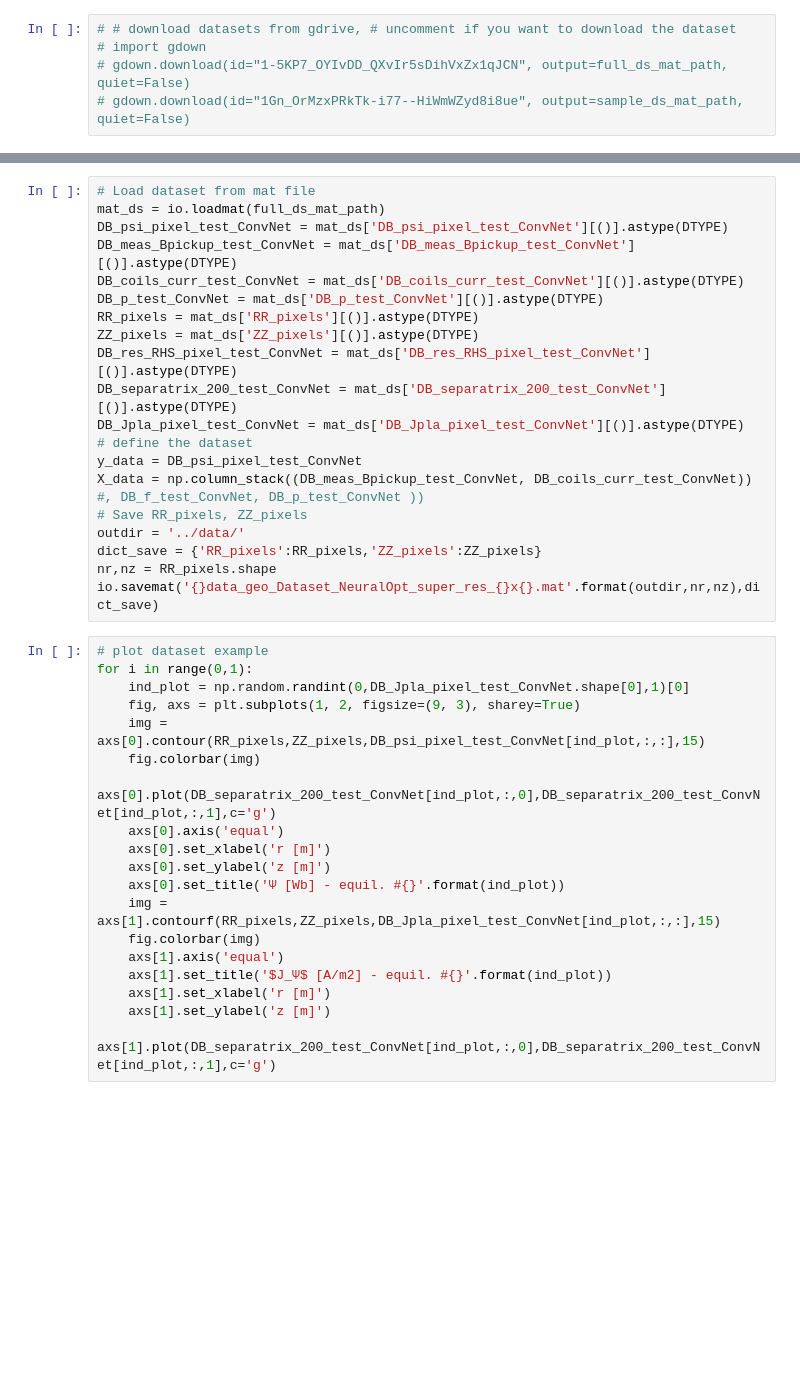
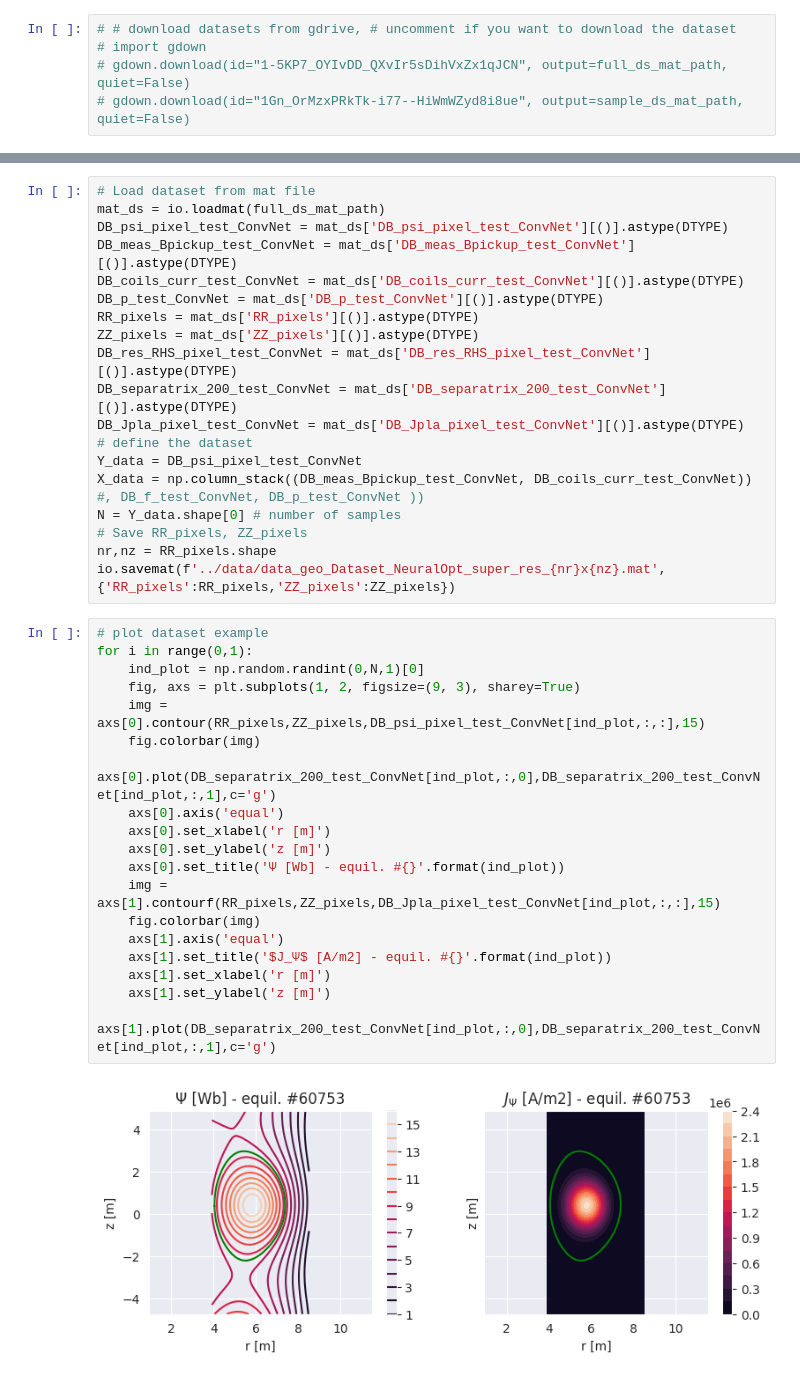
Before and after one commit to matgrand/PlaNet_Equil_reconstruction, a Jupyter notebook: notebooks/prepare_data_PlaNet_TF.ipynb, the cells around one changed output, grey strips where cells are left out. Saved outputs shown, nothing was run; the diff lists cells and outputs as text; blank space fills up the shorter version.

Commit message:
better data generation

```diff
--- a/notebooks/prepare_data_PlaNet_TF.ipynb
+++ b/notebooks/prepare_data_PlaNet_TF.ipynb
@@ -52,32 +70,33 @@ DB_res_RHS_pixel_test_ConvNet = mat_ds['DB_res_RHS_pixel_test_ConvNet'][()].asty
 DB_separatrix_200_test_ConvNet = mat_ds['DB_separatrix_200_test_ConvNet'][()].astype(DTYPE)
 DB_Jpla_pixel_test_ConvNet = mat_ds['DB_Jpla_pixel_test_ConvNet'][()].astype(DTYPE)
 # define the dataset
-y_data = DB_psi_pixel_test_ConvNet
+Y_data = DB_psi_pixel_test_ConvNet
 X_data = np.column_stack((DB_meas_Bpickup_test_ConvNet, DB_coils_curr_test_ConvNet)) #, DB_f_test_ConvNet, DB_p_test_ConvNet ))
+N = Y_data.shape[0] # number of samples
 # Save RR_pixels, ZZ_pixels
-outdir = '../data/'
-dict_save = {'RR_pixels':RR_pixels,'ZZ_pixels':ZZ_pixels}
 nr,nz = RR_pixels.shape
-io.savemat('{}data_geo_Dataset_NeuralOpt_super_res_{}x{}.mat'.format(outdir,nr,nz),dict_save)
+io.savemat(f'../data/data_geo_Dataset_NeuralOpt_super_res_{nr}x{nz}.mat',{'RR_pixels':RR_pixels,'ZZ_pixels':ZZ_pixels})
 # %%
 # plot dataset example
 for i in range(0,1):
-    ind_plot = np.random.randint(0,DB_Jpla_pixel_test_ConvNet.shape[0],1)[0]
+    ind_plot = np.random.randint(0,N,1)[0]
     fig, axs = plt.subplots(1, 2, figsize=(9, 3), sharey=True)
     img = axs[0].contour(RR_pixels,ZZ_pixels,DB_psi_pixel_test_ConvNet[ind_plot,:,:],15)
     fig.colorbar(img)
     axs[0].plot(DB_separatrix_200_test_ConvNet[ind_plot,:,0],DB_separatrix_200_test_ConvNet[ind_plot,:,1],c='g')
     axs[0].axis('equal')
     axs[0].set_xlabel('r [m]')
     axs[0].set_ylabel('z [m]')
     axs[0].set_title('Ψ [Wb] - equil. #{}'.format(ind_plot))
     img = axs[1].contourf(RR_pixels,ZZ_pixels,DB_Jpla_pixel_test_ConvNet[ind_plot,:,:],15)
     fig.colorbar(img)
     axs[1].axis('equal')
     axs[1].set_title('$J_Ψ$ [A/m2] - equil. #{}'.format(ind_plot))
     axs[1].set_xlabel('r [m]')
     axs[1].set_ylabel('z [m]')
     axs[1].plot(DB_separatrix_200_test_ConvNet[ind_plot,:,0],DB_separatrix_200_test_ConvNet[ind_plot,:,1],c='g')
+# %% [output]
+[figure, added]
 # %%
 # plot Ψ and GS operator
 cmap = cm.inferno
```
Also changed, not shown: parts of 13 cells of this notebook.
